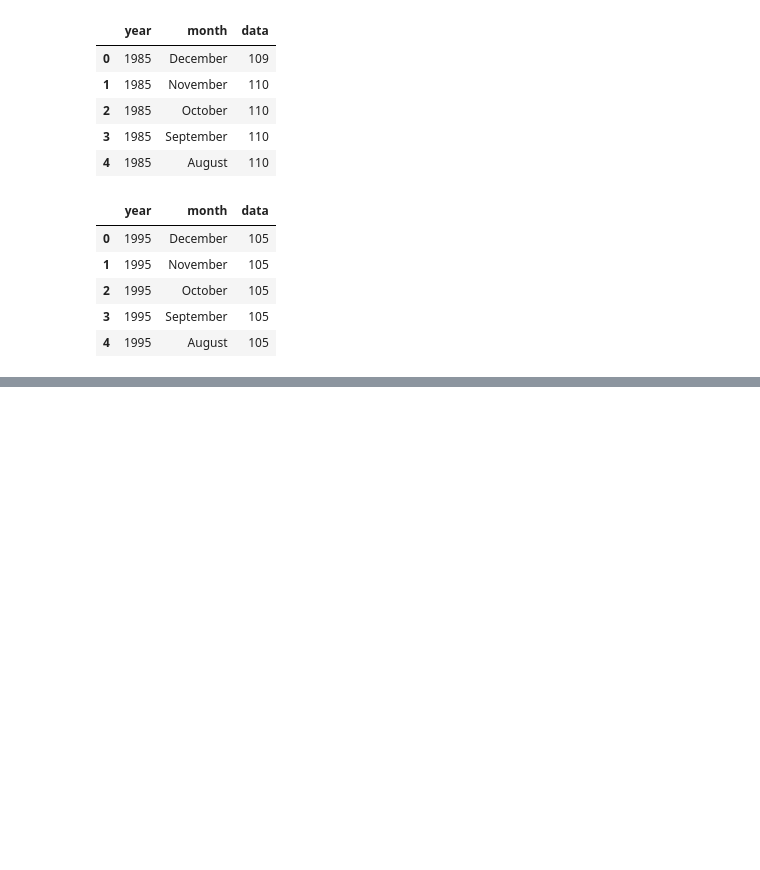
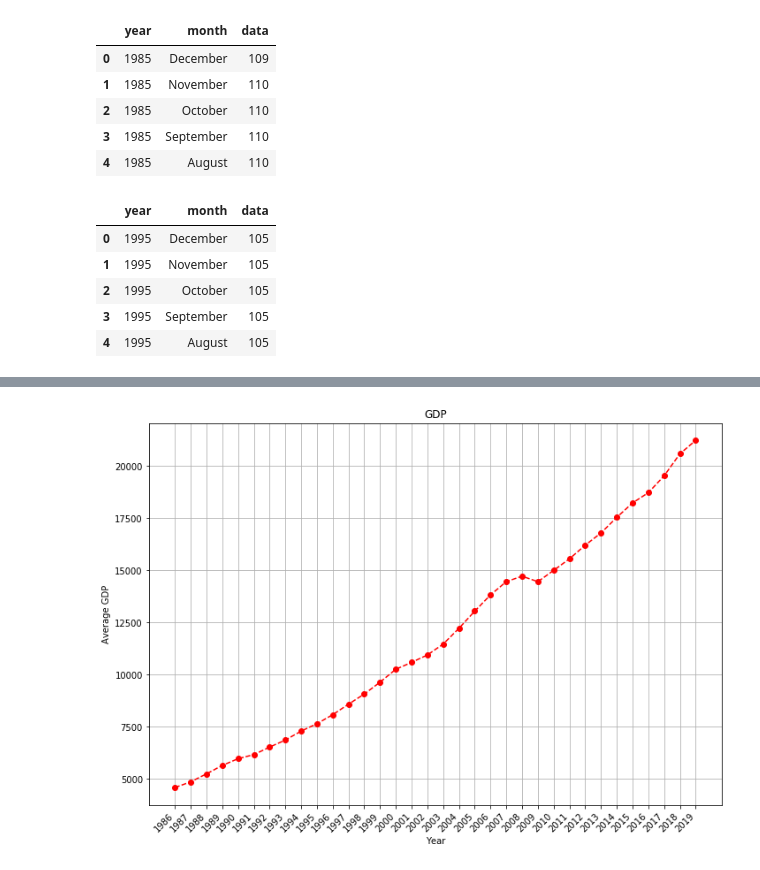
Before and after one commit to zackjmccann/Economic-Analysis-NBA, a Jupyter notebook: FINAL_project_one.ipynb, the cells around one changed output, grey strips where cells are left out. Cells and saved outputs as stored; diff of their text form; code cells hidden in the pictures; blank space fills up the shorter version.

```diff
--- a/FINAL_project_one.ipynb
+++ b/FINAL_project_one.ipynb
@@ -300,15 +331,17 @@ gdp_df_1 = gdp_df.reset_index()
 # %%
 #Create the GDP Scatter plot
 ax2 = plt.axes([0, 1.5, 1.5, 1.5])
 plt.plot(gdp_df_1["DATE"], gdp_df_1["GDP"], color="r", marker="o", linestyle="dashed")
 plt.grid(True)
 plt.title("GDP")
 plt.xlabel("Year")
-plt.xticks(gdp_df_1["DATE"], rotation=90, ha="right")
+plt.xticks(gdp_df_1["DATE"], rotation=45, ha="right")
 plt.ylabel("Average GDP")
 plt.savefig("gdp.png")
 
 plt.show()
+# %% [output]
+[figure, added]
 # %%
 ##Dow Jones Industrial Average
 #Read in CSV as dataframe
```
Also changed, not shown: parts of 25 cells of this notebook.
